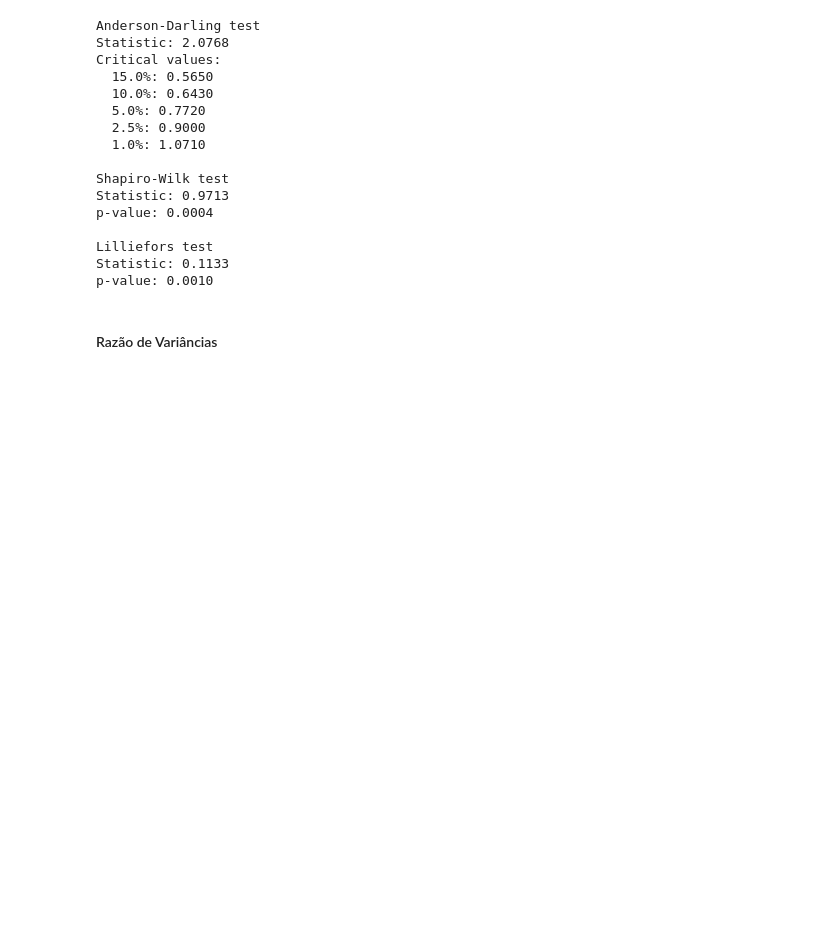
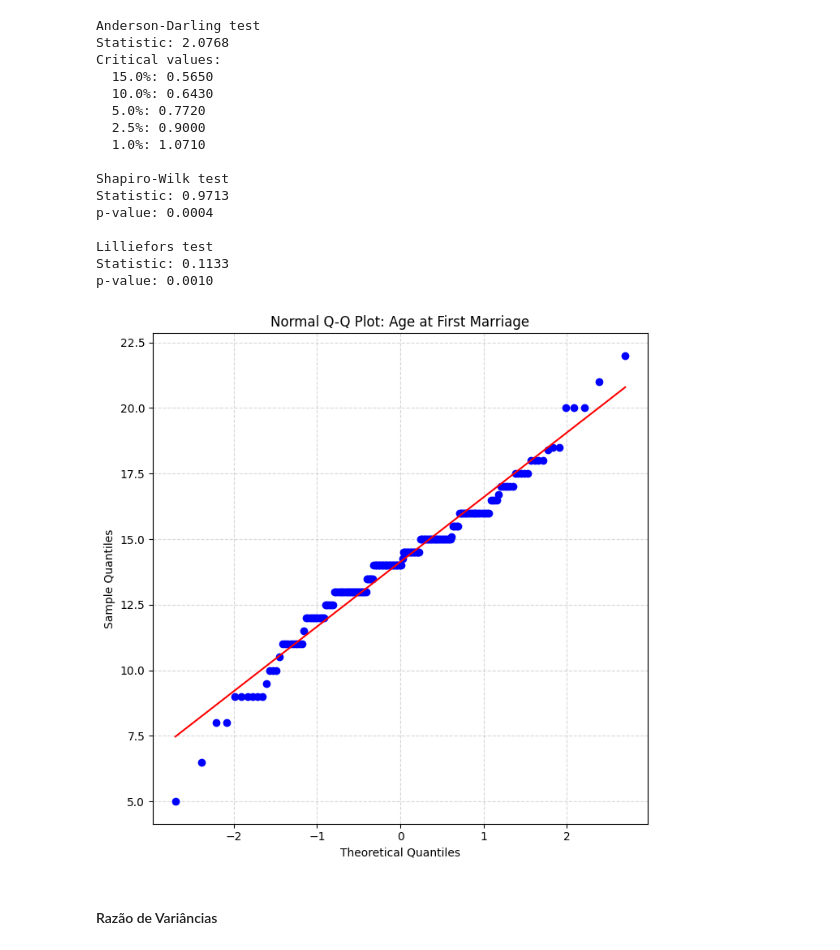
Before and after one commit to gabriel-nbr/MCI, a Jupyter notebook: Trabalho1.ipynb, the cells around one changed output. Cells and saved outputs as stored; diff of their text form; code cells hidden in the pictures; blank space fills up the shorter version.

Commit message:
Adicionei o QQ Plot

```diff
--- a/Trabalho1.ipynb
+++ b/Trabalho1.ipynb
@@ -697,6 +697,23 @@ p-value: 0.0004
 Lilliefors test
 Statistic: 0.1133
 p-value: 0.0010
+# %%
+# Select and clean the variable
+x = df_teste["Avg age of marriage of women"].dropna()
+x = x[np.isfinite(x)]
+
+# Normal Q-Q plot
+plt.figure(figsize=(7, 7))
+stats.probplot(x, dist="norm", plot=plt)
+
+plt.title("Normal Q-Q Plot: Age at First Marriage")
+plt.xlabel("Theoretical Quantiles")
+plt.ylabel("Sample Quantiles")
+plt.grid(linestyle="--", alpha=0.5)
+plt.tight_layout()
+plt.show()
+# %% [output]
+[figure, added]
 # %% [markdown]
 #### Razão de Variâncias
 # %%
```
Also changed, not shown: parts of 1 cell of this notebook.
